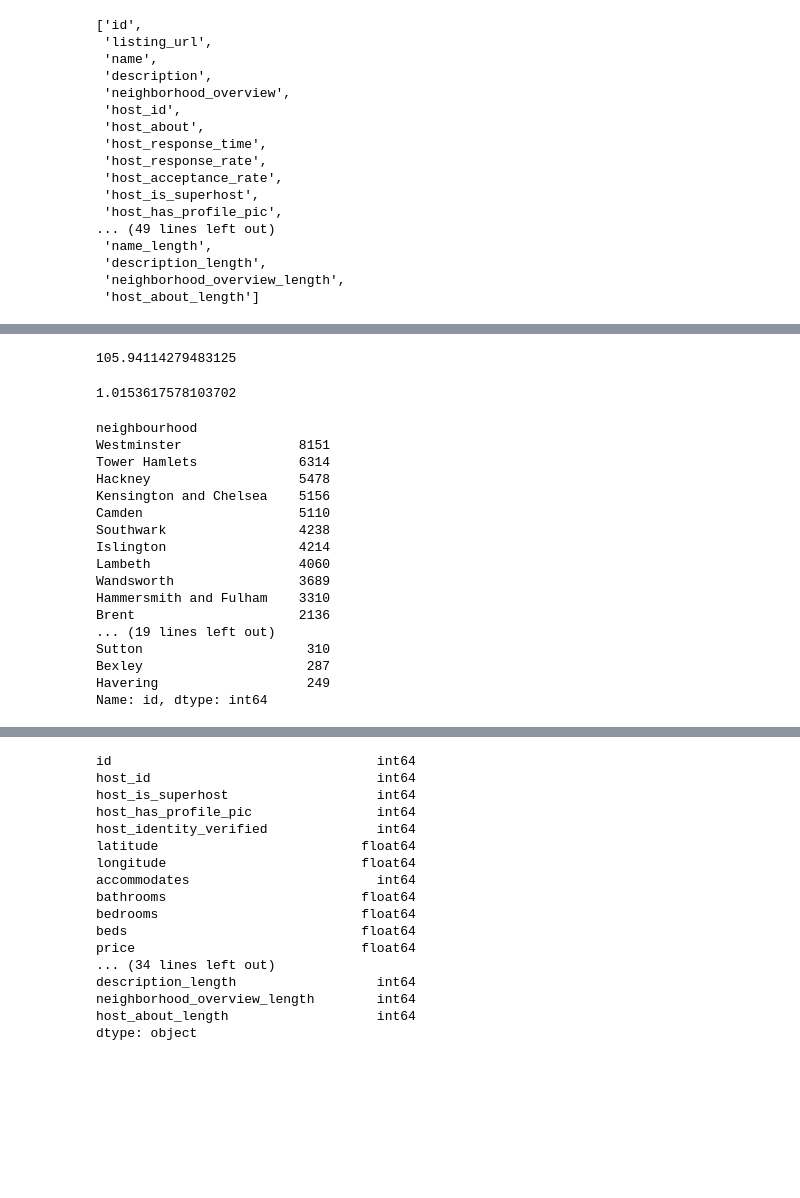
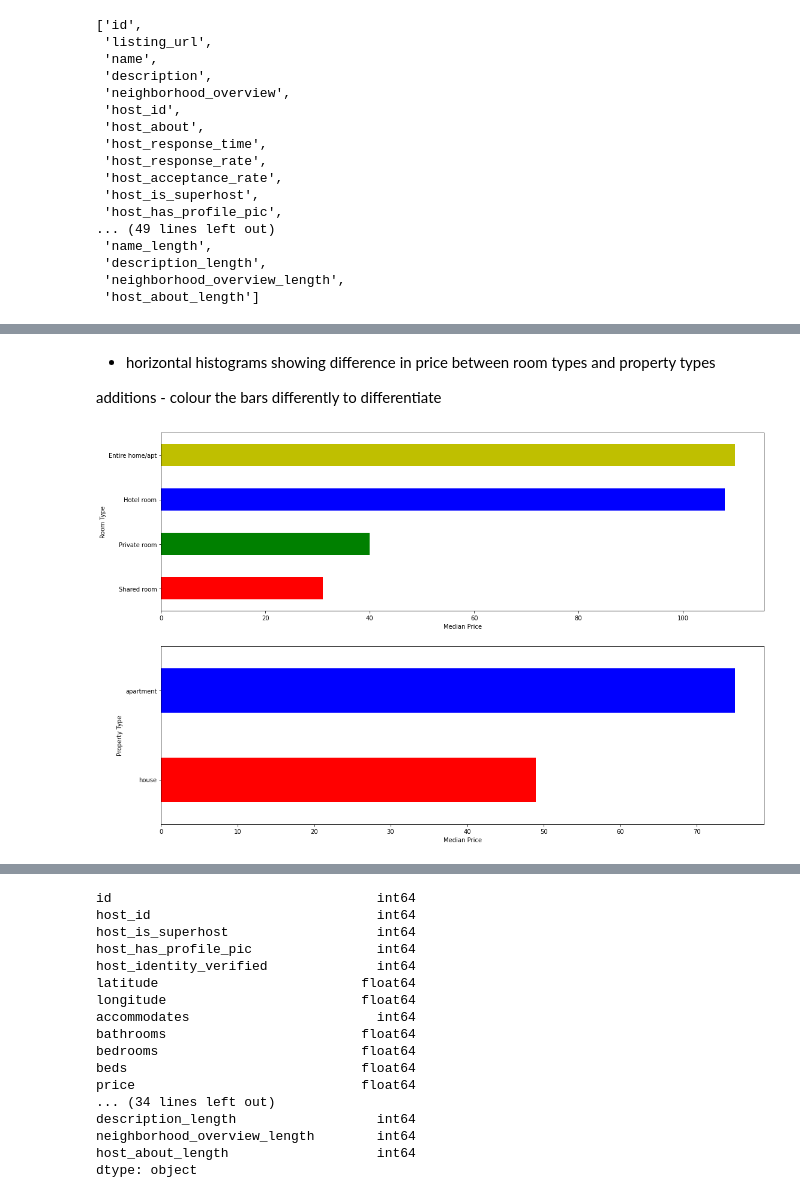
Before and after one commit to jradford5/GA_capstone_Airbnb_project, a Jupyter notebook: notebooks/capstone_airbnb_EDA.ipynb, the cells around one changed output, grey strips where cells are left out. Saved outputs shown, nothing was run; the diff lists cells and outputs as text; code cells hidden in the pictures; blank space fills up the shorter version.

Commit message:
EDA additions

```diff
--- a/notebooks/capstone_airbnb_EDA.ipynb
+++ b/notebooks/capstone_airbnb_EDA.ipynb
@@ -126,28 +114,4 @@ for variable in quantitative_variables:
-# %%
-df_vis.price.mean()
-# %% [output]
-105.94114279483125
-# %%
-df_vis.bedrooms.mean()
-# %% [output]
-1.0153617578103702
-# %%
-df_vis.groupby('neighbourhood').count()['id'].sort_values(ascending=False)
-# %% [output]
-neighbourhood
-Westminster               8151
-Tower Hamlets             6314
-Hackney                   5478
-Kensington and Chelsea    5156
-Camden                    5110
-Southwark                 4238
-Islington                 4214
-Lambeth                   4060
-Wandsworth                3689
-Hammersmith and Fulham    3310
-Brent                     2136
-... (19 lines left out)
-Sutton                     310
-Bexley                     287
-Havering                   249
-Name: id, dtype: int64
+# %% [markdown]
+- horizontal histograms showing difference in price between room types and property types
+
+additions - colour the bars differently to differentiate
@@ -153,0 +120,17 @@ Name: id, dtype: int64
+# %%
+fig,ax = plt.subplots(2, figsize = (18,12))
+
+df_vis.groupby('room_type').median()['price'].sort_values().plot.barh(ax=ax[0], ylabel='Room Type',
+                                                                      color = ['r','g','b','y'])
+df_vis.groupby('property_type_basic').median()['price'].sort_values().plot.barh(ax=ax[1], ylabel='Property Type',
+                                                                               color = ['r', 'b'])
+
+ax[0].set_ylabel('Room Type')
+ax[1].set_ylabel('Property Type')
+
+ax[0].set_xlabel('Median Price')
+ax[1].set_xlabel('Median Price')
+
+plt.show()
+# %% [output]
+[figure, added]
```
Also changed, not shown: parts of 18 cells of this notebook.
